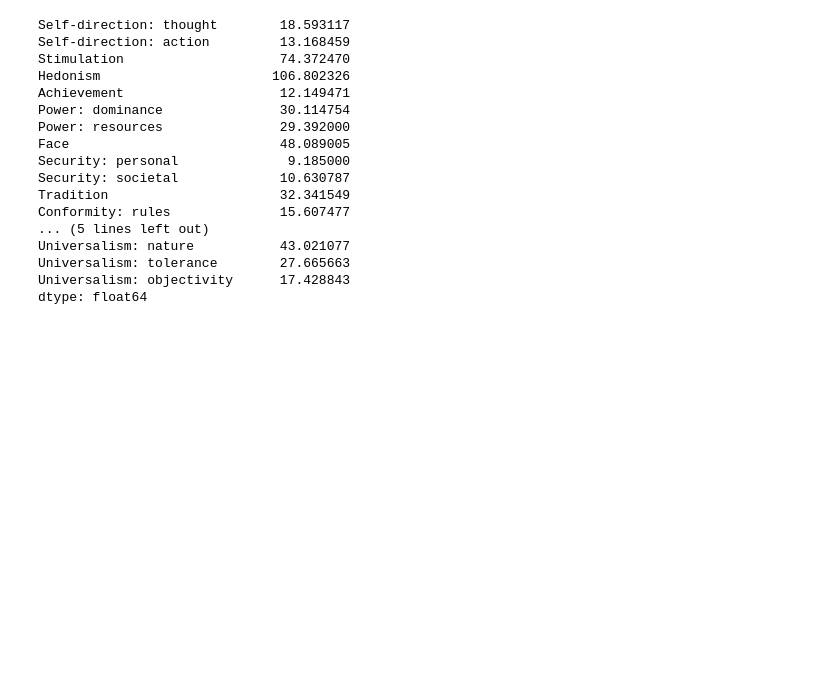
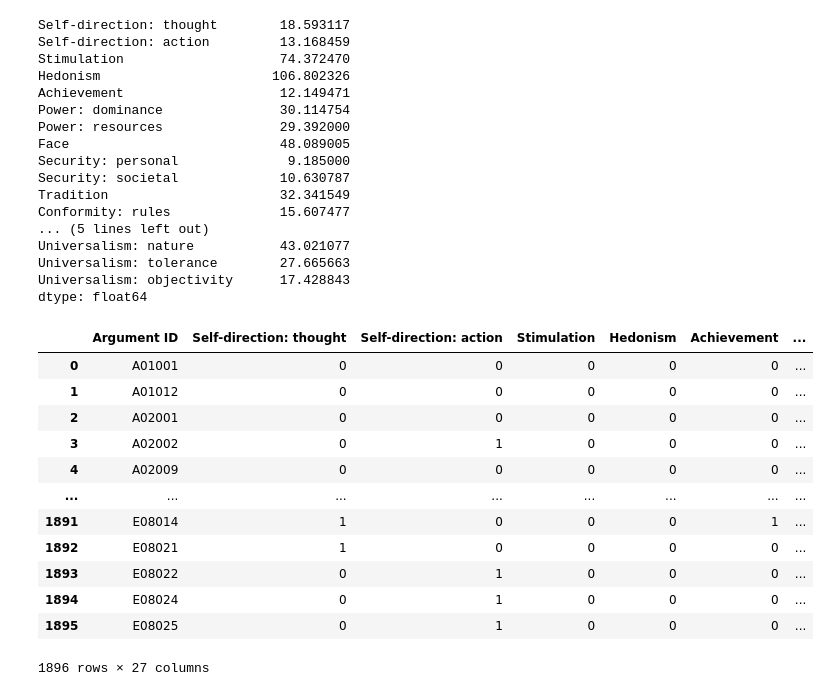
Before and after one commit to pavankandru/values, a Jupyter notebook: predictions.ipynb, the cells around one changed output. Saved outputs shown, nothing was run; the diff lists cells and outputs as text; code cells hidden in the pictures; blank space fills up the shorter version.

```diff
--- a/predictions.ipynb
+++ b/predictions.ipynb
@@ -61,3 +62,34 @@ Universalism: nature           43.021077
 Universalism: tolerance        27.665663
 Universalism: objectivity      17.428843
 dtype: float64
+# %%
+import pandas as pd
+df = pd.read_csv('data/labels-validation.tsv',delimiter='\t')
+# df2 = pd.read_csv('data/arguments-validation.tsv',delimiter='\t')
+def extra_labels(df):
+    df['Self-direction'] = df[['Self-direction: thought', 'Self-direction: action']].sum(axis=1)
+    df['Power'] = df[['Power: dominance','Power: resources']].sum(axis=1)
+    df['Security']= df[['Security: personal', 'Security: societal']].sum(axis=1)
+    df['Conformity']= df[['Conformity: rules', 'Conformity: interpersonal']].sum(axis=1)
+    df['Benevolence']=df[['Benevolence: caring', 'Benevolence: dependability']].sum(axis=1)
+    df['Universalism'] =df[['Universalism: concern', 'Universalism: nature','Universalism: tolerance', 'Universalism: objectivity']].sum(axis=1)
+    for i in ['Self-direction','Power','Security','Conformity','Benevolence','Universalism']:
+        df[i]=(df[i]>0)*1
+    return df
+
+df = extra_labels(df)
+df
+# %% [output]
+|  | Argument ID | Self-direction: thought | Self-direction: action | Stimulation | Hedonism | Achievement | ... |
+| 0 | A01001 | 0 | 0 | 0 | 0 | 0 | ... |
+| 1 | A01012 | 0 | 0 | 0 | 0 | 0 | ... |
+| 2 | A02001 | 0 | 0 | 0 | 0 | 0 | ... |
+| 3 | A02002 | 0 | 1 | 0 | 0 | 0 | ... |
+| 4 | A02009 | 0 | 0 | 0 | 0 | 0 | ... |
+| ... | ... | ... | ... | ... | ... | ... | ... |
+| 1891 | E08014 | 1 | 0 | 0 | 0 | 1 | ... |
+| 1892 | E08021 | 1 | 0 | 0 | 0 | 0 | ... |
+| 1893 | E08022 | 0 | 1 | 0 | 0 | 0 | ... |
+| 1894 | E08024 | 0 | 1 | 0 | 0 | 0 | ... |
+| 1895 | E08025 | 0 | 1 | 0 | 0 | 0 | ... |
+1896 rows × 27 columns
```
Also changed, not shown: parts of 8 cells of this notebook, 3 other files.
